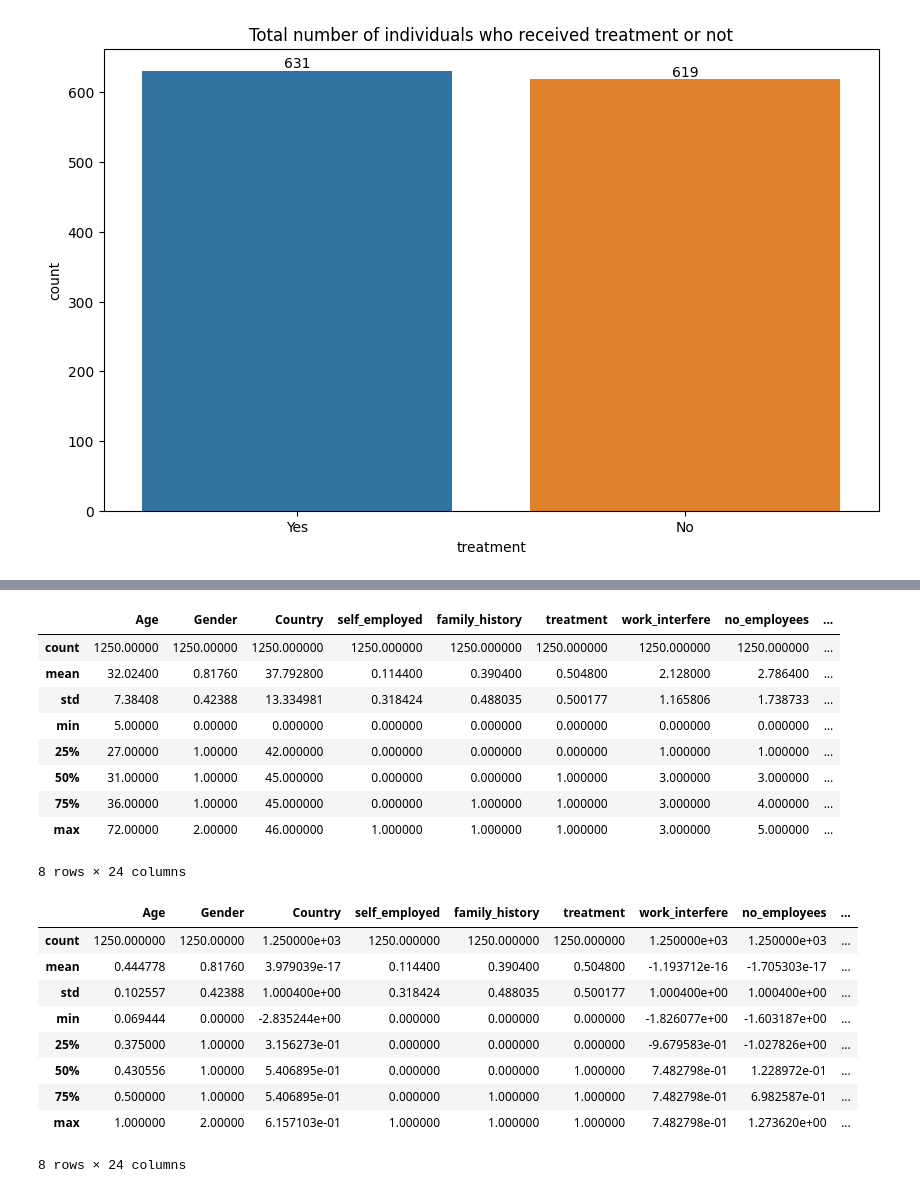
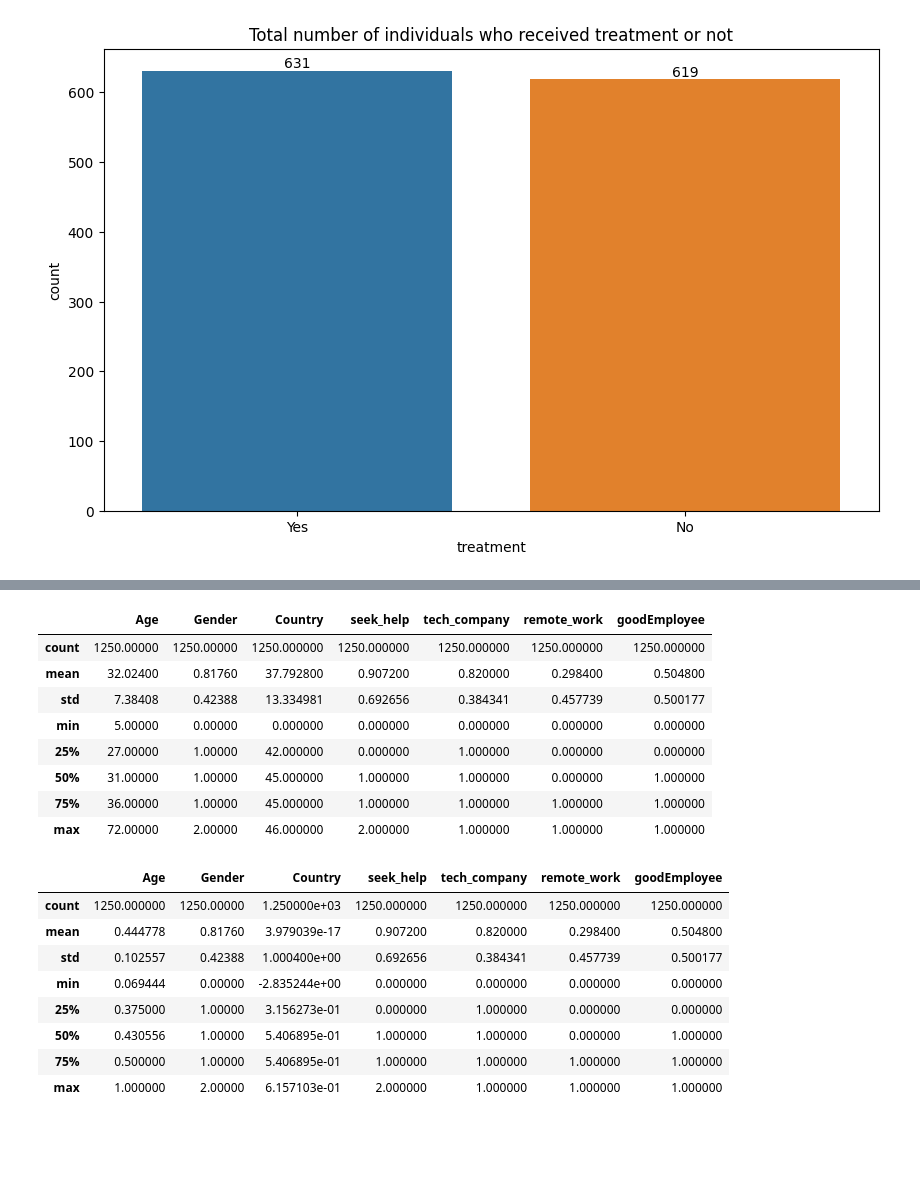
Before and after one commit to RobinJanse/HCAID, a Jupyter notebook: Model/Model_Trainer.ipynb, the cells around one changed output, grey strips where cells are left out. Saved outputs shown, nothing was run; the diff lists cells and outputs as text; code cells hidden in the pictures; blank space fills up the shorter version.

```diff
--- a/Model/Model_Trainer.ipynb
+++ b/Model/Model_Trainer.ipynb
@@ -166,4 +166,8 @@ columns_to_encode = ['Gender', 'Country', 'self_employed','family_history', 'tre
 for columns in columns_to_encode:
     data[columns] = le.fit_transform(data[columns])
 
-data.info()
+#data.info()
+
+#data = data['Gender', 'Country', 'treatment', 'seek_help', 'tech_company', 'remote_work']
+
+new_data = pd.DataFrame().assign(Age=data['Age'],Gender=data['Gender'], Country=data['Country'], seek_help=data['seek_help'], tech_company=data['tech_company'], remote_work=data['remote_work'], goodEmployee=data['treatment'])
@@ -188,40 +174,36 @@ memory usage: 131.8 KB
 # %%
 
 
 #Let's check Standard deviation
-data.describe()
+new_data.describe()
 # %% [output]
-|  | Age | Gender | Country | self_employed | family_history | treatment | work_interfere | no_employees | ... |
-| count | 1250.00000 | 1250.00000 | 1250.000000 | 1250.000000 | 1250.000000 | 1250.000000 | 1250.000000 | 1250.000000 | ... |
-| mean | 32.02400 | 0.81760 | 37.792800 | 0.114400 | 0.390400 | 0.504800 | 2.128000 | 2.786400 | ... |
-| std | 7.38408 | 0.42388 | 13.334981 | 0.318424 | 0.488035 | 0.500177 | 1.165806 | 1.738733 | ... |
-| min | 5.00000 | 0.00000 | 0.000000 | 0.000000 | 0.000000 | 0.000000 | 0.000000 | 0.000000 | ... |
-| 25% | 27.00000 | 1.00000 | 42.000000 | 0.000000 | 0.000000 | 0.000000 | 1.000000 | 1.000000 | ... |
-| 50% | 31.00000 | 1.00000 | 45.000000 | 0.000000 | 0.000000 | 1.000000 | 3.000000 | 3.000000 | ... |
-| 75% | 36.00000 | 1.00000 | 45.000000 | 0.000000 | 1.000000 | 1.000000 | 3.000000 | 4.000000 | ... |
-| max | 72.00000 | 2.00000 | 46.000000 | 1.000000 | 1.000000 | 1.000000 | 3.000000 | 5.000000 | ... |
+|  | Age | Gender | Country | seek_help | tech_company | remote_work | goodEmployee |
+| count | 1250.00000 | 1250.00000 | 1250.000000 | 1250.000000 | 1250.000000 | 1250.000000 | 1250.000000 |
+| mean | 32.02400 | 0.81760 | 37.792800 | 0.907200 | 0.820000 | 0.298400 | 0.504800 |
+| std | 7.38408 | 0.42388 | 13.334981 | 0.692656 | 0.384341 | 0.457739 | 0.500177 |
+| min | 5.00000 | 0.00000 | 0.000000 | 0.000000 | 0.000000 | 0.000000 | 0.000000 |
+| 25% | 27.00000 | 1.00000 | 42.000000 | 0.000000 | 1.000000 | 0.000000 | 0.000000 |
+| 50% | 31.00000 | 1.00000 | 45.000000 | 1.000000 | 1.000000 | 0.000000 | 1.000000 |
+| 75% | 36.00000 | 1.00000 | 45.000000 | 1.000000 | 1.000000 | 1.000000 | 1.000000 |
+| max | 72.00000 | 2.00000 | 46.000000 | 2.000000 | 1.000000 | 1.000000 | 1.000000 |
-8 rows × 24 columns
 # %%
 from sklearn.preprocessing import MaxAbsScaler, StandardScaler
 
-data['Age'] = MaxAbsScaler().fit_transform(data[['Age']])
-data['Country'] = StandardScaler().fit_transform(data[['Country']])
-data['work_interfere'] = StandardScaler().fit_transform(data[['work_interfere']])
-data['no_employees'] = StandardScaler().fit_transform(data[['no_employees']])
-data['leave'] = StandardScaler().fit_transform(data[['leave']])
+new_data['Age'] = MaxAbsScaler().fit_transform(new_data[['Age']])
+new_data['Country'] = StandardScaler().fit_transform(new_data[['Country']])
 
-data.describe()
+
+new_data.describe()
 # %% [output]
-|  | Age | Gender | Country | self_employed | family_history | treatment | work_interfere | no_employees | ... |
-| count | 1250.000000 | 1250.00000 | 1.250000e+03 | 1250.000000 | 1250.000000 | 1250.000000 | 1.250000e+03 | 1.250000e+03 | ... |
-| mean | 0.444778 | 0.81760 | 3.979039e-17 | 0.114400 | 0.390400 | 0.504800 | -1.193712e-16 | -1.705303e-17 | ... |
-| std | 0.102557 | 0.42388 | 1.000400e+00 | 0.318424 | 0.488035 | 0.500177 | 1.000400e+00 | 1.000400e+00 | ... |
-| min | 0.069444 | 0.00000 | -2.835244e+00 | 0.000000 | 0.000000 | 0.000000 | -1.826077e+00 | -1.603187e+00 | ... |
-| 25% | 0.375000 | 1.00000 | 3.156273e-01 | 0.000000 | 0.000000 | 0.000000 | -9.679583e-01 | -1.027826e+00 | ... |
-| 50% | 0.430556 | 1.00000 | 5.406895e-01 | 0.000000 | 0.000000 | 1.000000 | 7.482798e-01 | 1.228972e-01 | ... |
-| 75% | 0.500000 | 1.00000 | 5.406895e-01 | 0.000000 | 1.000000 | 1.000000 | 7.482798e-01 | 6.982587e-01 | ... |
-| max | 1.000000 | 2.00000 | 6.157103e-01 | 1.000000 | 1.000000 | 1.000000 | 7.482798e-01 | 1.273620e+00 | ... |
+|  | Age | Gender | Country | seek_help | tech_company | remote_work | goodEmployee |
+| count | 1250.000000 | 1250.00000 | 1.250000e+03 | 1250.000000 | 1250.000000 | 1250.000000 | 1250.000000 |
+| mean | 0.444778 | 0.81760 | 3.979039e-17 | 0.907200 | 0.820000 | 0.298400 | 0.504800 |
+| std | 0.102557 | 0.42388 | 1.000400e+00 | 0.692656 | 0.384341 | 0.457739 | 0.500177 |
+| min | 0.069444 | 0.00000 | -2.835244e+00 | 0.000000 | 0.000000 | 0.000000 | 0.000000 |
+| 25% | 0.375000 | 1.00000 | 3.156273e-01 | 0.000000 | 1.000000 | 0.000000 | 0.000000 |
+| 50% | 0.430556 | 1.00000 | 5.406895e-01 | 1.000000 | 1.000000 | 0.000000 | 1.000000 |
+| 75% | 0.500000 | 1.00000 | 5.406895e-01 | 1.000000 | 1.000000 | 1.000000 | 1.000000 |
+| max | 1.000000 | 2.00000 | 6.157103e-01 | 2.000000 | 1.000000 | 1.000000 | 1.000000 |
-8 rows × 24 columns
 # %%
 from sklearn.model_selection import train_test_split
 
```
Also changed, not shown: parts of 7 cells of this notebook, 27 other files.
